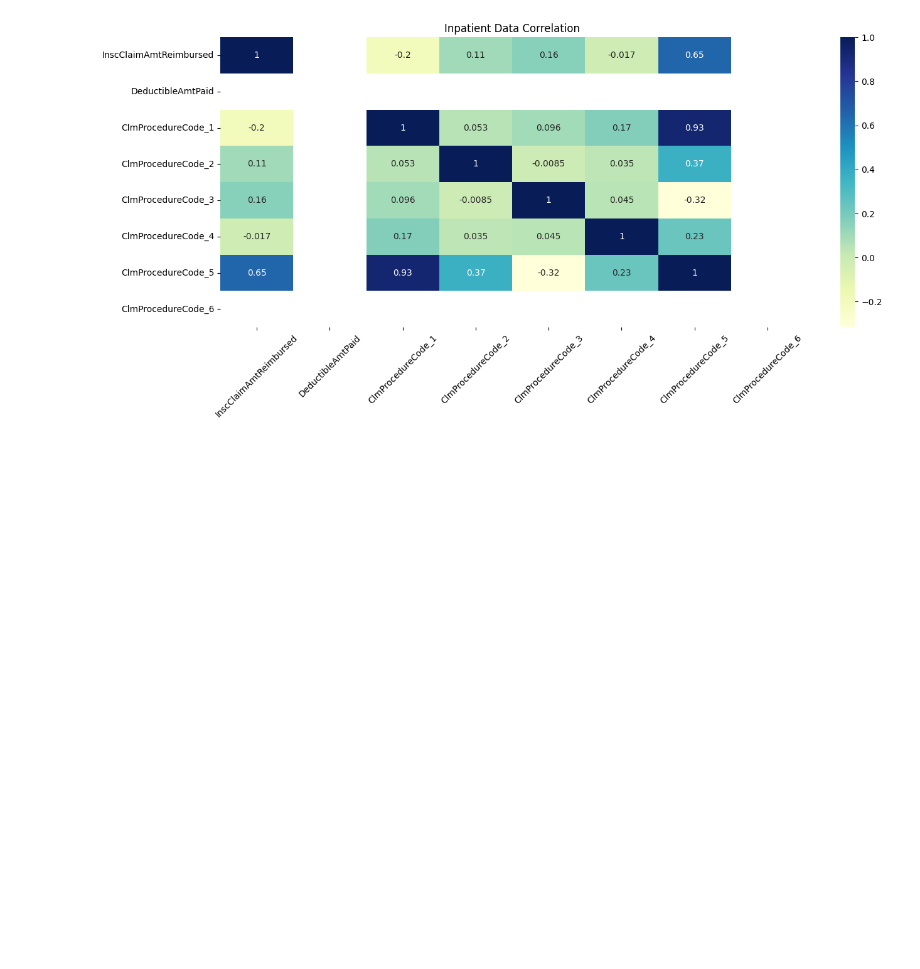
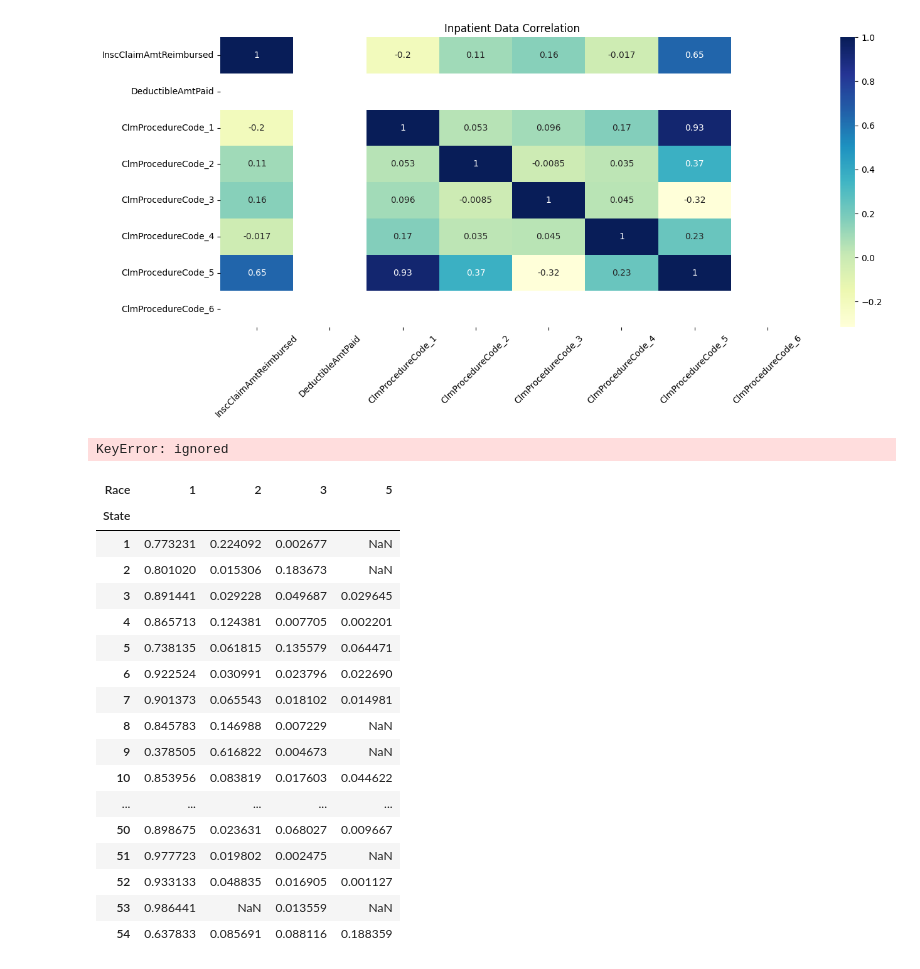
Before and after one commit to Nazneen-akram/healthcare-insurance-fraud, a Jupyter notebook: EDA_healthcare_insurance_fraud_TrainDATASET.ipynb, the cells around one changed output. Cells and saved outputs as stored; diff of their text form; code cells hidden in the pictures; blank space fills up the shorter version.

```diff
--- a/EDA_healthcare_insurance_fraud_TrainDATASET.ipynb
+++ b/EDA_healthcare_insurance_fraud_TrainDATASET.ipynb
@@ -65,3 +64,21 @@ plt.xticks(rotation=45)
 plt.show()
 # %% [output]
 [figure]
+# %%
+
+# Merge fraud data with provider state map
+fraud_by_state = pd.merge(fraud_data, provider_state_map, on='Provider')
+
+# Calculate fraud rates by state
+fraud_rates_by_state = fraud_by_state.groupby('State')['PotentialFraud'].mean()
+
+# Merge race data with fraud rates
+correlation_data = pd.merge(race_by_state, fraud_rates_by_state, on='State')
+
+# Perform statistical correlation analysis
+correlation_results = correlation_data.corr()
+
+# Visualize the results
+# ... (code for visualization)
+# %% [output]
+KeyError: ignored
@@ -67,0 +91,23 @@ plt.show()
+# %%
+# Aggregate race data by state from the beneficiary dataset
+race_by_state = beneficiary_data.groupby('State')['Race'].value_counts(normalize=True).unstack()
+race_by_state
+# %% [output]
+| Race | 1 | 2 | 3 | 5 |
+| State |  |  |  |  |
+| 1 | 0.773231 | 0.224092 | 0.002677 | NaN |
+| 2 | 0.801020 | 0.015306 | 0.183673 | NaN |
+| 3 | 0.891441 | 0.029228 | 0.049687 | 0.029645 |
+| 4 | 0.865713 | 0.124381 | 0.007705 | 0.002201 |
+| 5 | 0.738135 | 0.061815 | 0.135579 | 0.064471 |
+| 6 | 0.922524 | 0.030991 | 0.023796 | 0.022690 |
+| 7 | 0.901373 | 0.065543 | 0.018102 | 0.014981 |
+| 8 | 0.845783 | 0.146988 | 0.007229 | NaN |
+| 9 | 0.378505 | 0.616822 | 0.004673 | NaN |
+| 10 | 0.853956 | 0.083819 | 0.017603 | 0.044622 |
+| ... | ... | ... | ... | ... |
+| 50 | 0.898675 | 0.023631 | 0.068027 | 0.009667 |
+| 51 | 0.977723 | 0.019802 | 0.002475 | NaN |
+| 52 | 0.933133 | 0.048835 | 0.016905 | 0.001127 |
+| 53 | 0.986441 | NaN | 0.013559 | NaN |
+| 54 | 0.637833 | 0.085691 | 0.088116 | 0.188359 |
```
Also changed, not shown: parts of 8 cells of this notebook.
